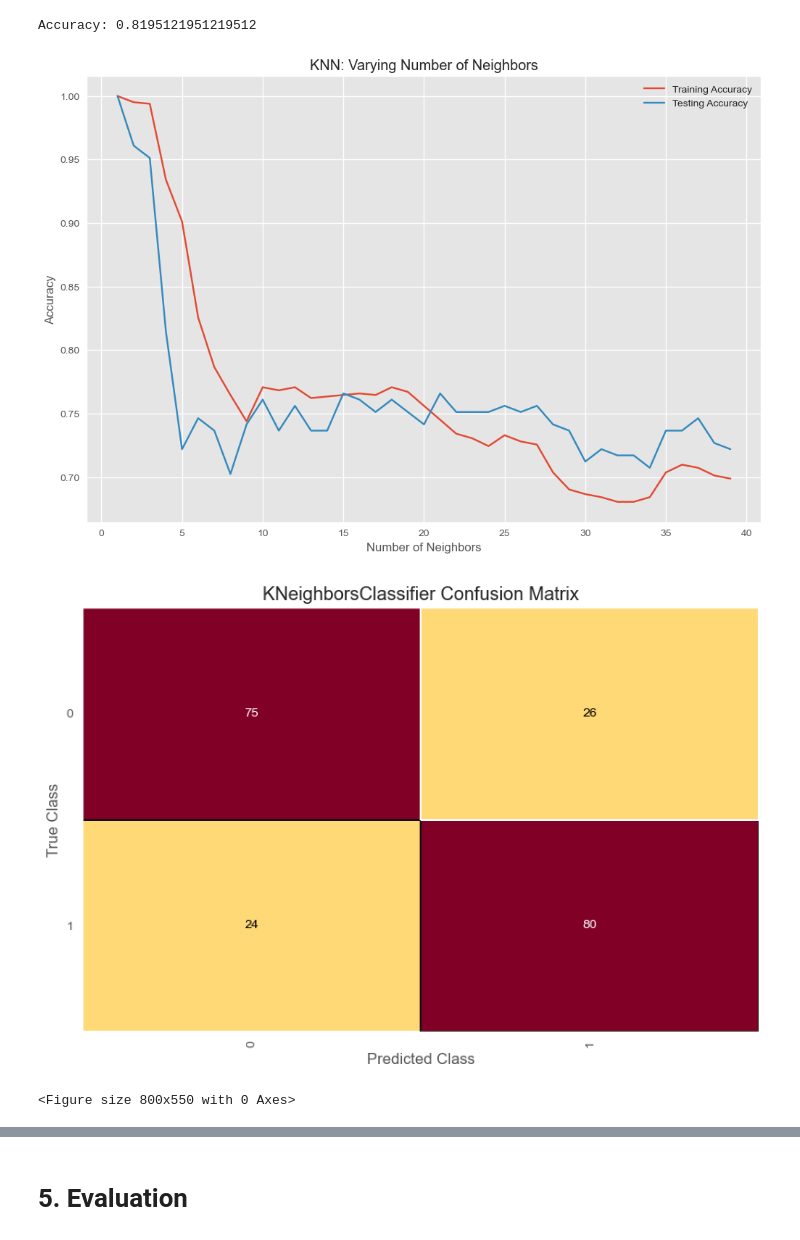
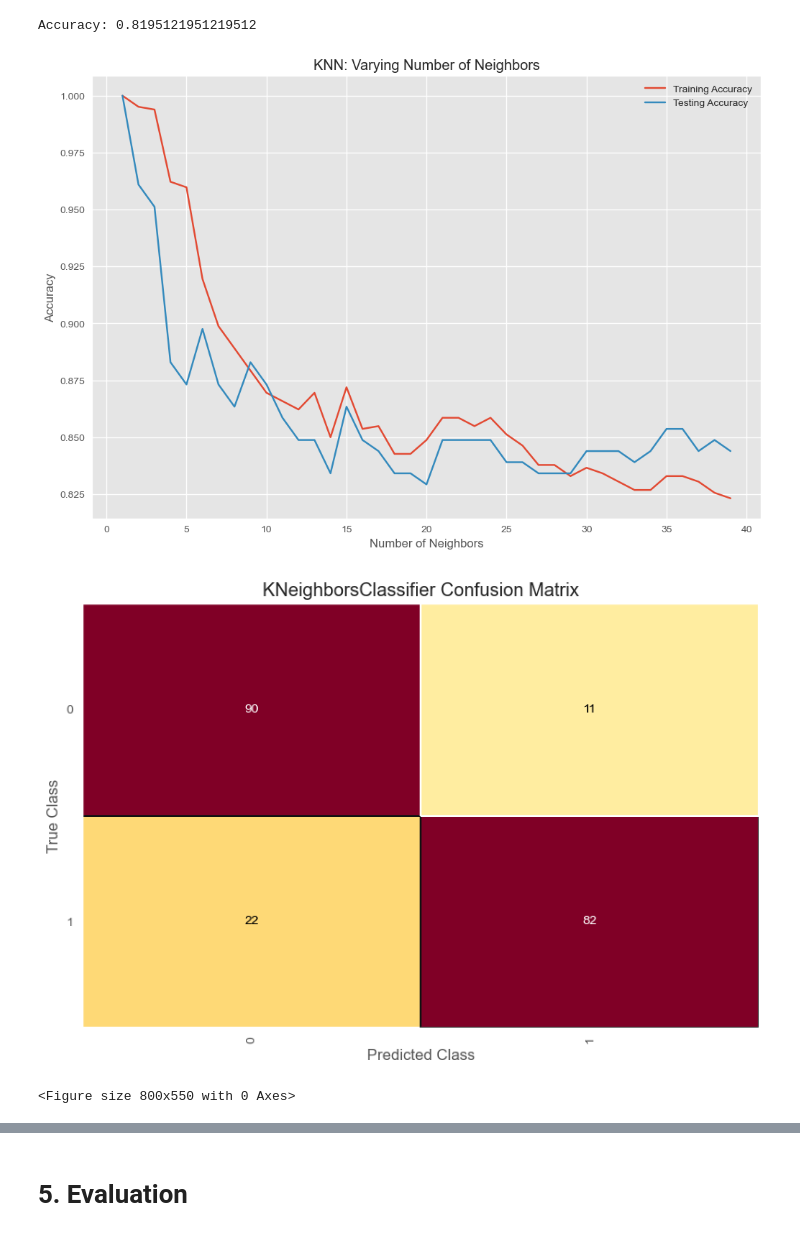
Before and after one commit to Sandokhan/IACEC, a Jupyter notebook: project.ipynb, the cells around one changed output, grey strips where cells are left out. Saved outputs shown, nothing was run; the diff lists cells and outputs as text; code cells hidden in the pictures.

```diff
--- a/project.ipynb
+++ b/project.ipynb
@@ -448,12 +513,12 @@ for neighbor in neighbors:
     knn = KNeighborsClassifier(n_neighbors=neighbor)
 
     # Fit the classifier to the training data
-    knn.fit(X_train, y_train)
-    pred_i = knn.predict(X_test)
+    knn.fit(X_train_scaled, y_train)
+    pred_i = knn.predict(X_test_scaled)
 
 	# Compute accuracy
-    train_accuracies[neighbor] = knn.score(X_train, y_train)
-    test_accuracies[neighbor] = knn.score(X_test, y_test)
+    train_accuracies[neighbor] = knn.score(X_train_scaled, y_train)
+    test_accuracies[neighbor] = knn.score(X_test_scaled, y_test)
 # %%
 print("Accuracy:", accuracy_score(y_test, y_pred))
 # %% [output]
@@ -476,14 +541,15 @@ plt.ylabel("Accuracy")
 # Display the plot
 plt.show()
 # %% [output]
-[figure, old version]
+[figure, new version]
 # %%
-confusion_matrix(
+cm(
     KNeighborsClassifier(n_neighbors=25),
-    X_train, y_train, X_test, y_test,
+    X_train_scaled, y_train, X_test_scaled, y_test,
     classes=cnames
 )
-plt.tight_layout();
+plt.tight_layout()
+plt.show();
 # %% [output]
-[figure, old version]
+[figure, new version]
 <Figure size 800x550 with 0 Axes>
```
Also changed, not shown: parts of 18 cells of this notebook.
